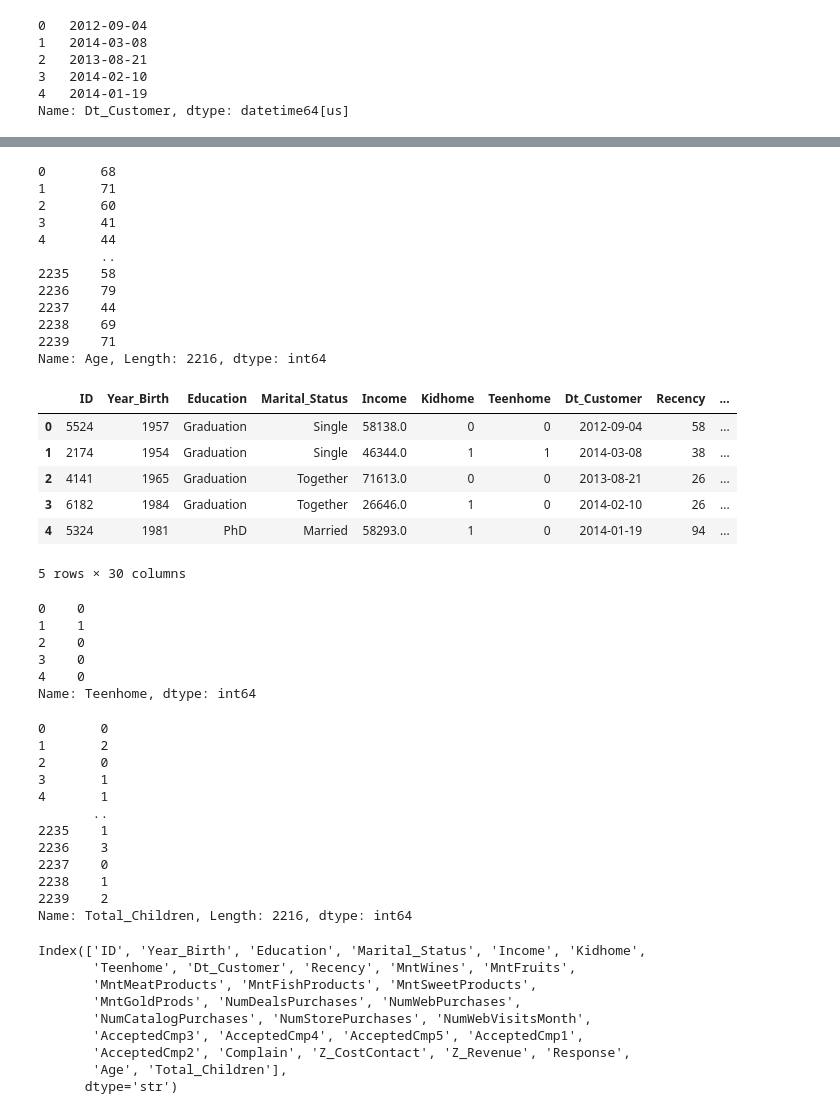
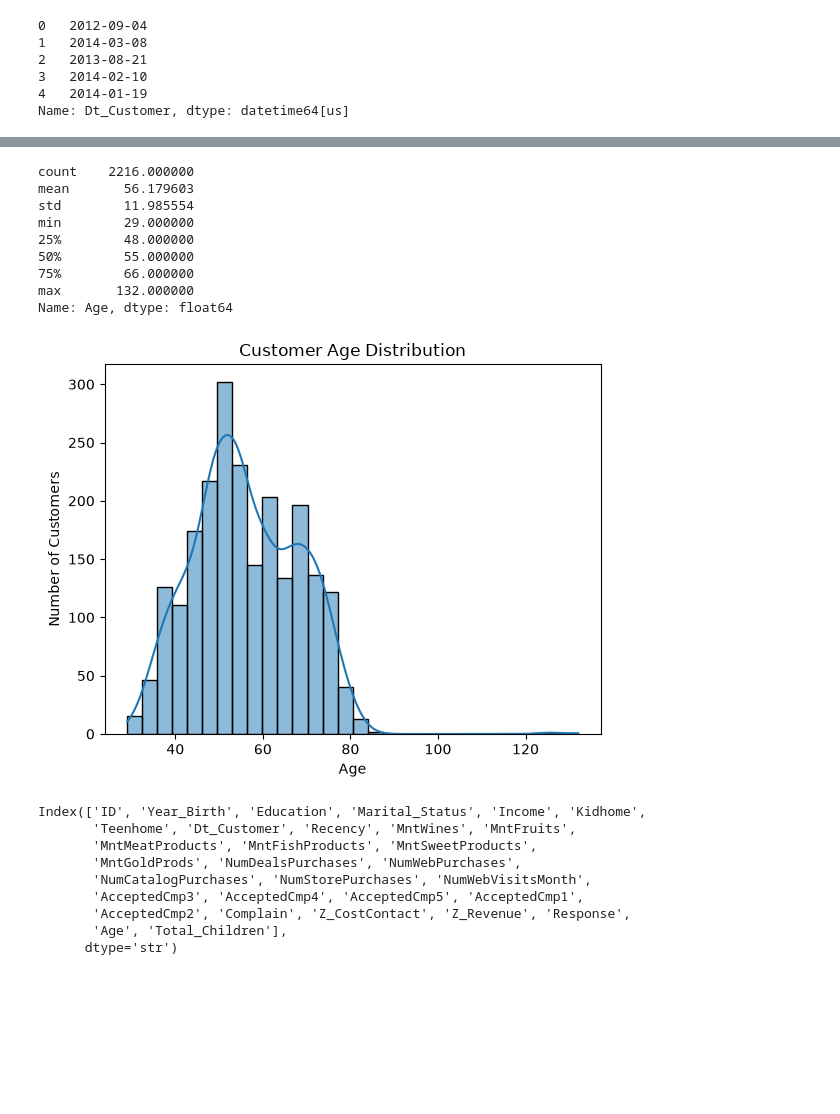
Before and after one commit to EressaMuluken/customer-segmentation-streamlit, a Jupyter notebook: notebooks/customer_seg.ipynb, the cells around one changed output, grey strips where cells are left out. Saved outputs shown, nothing was run; the diff lists cells and outputs as text; code cells hidden in the pictures; blank space fills up the shorter version.

```diff
--- a/notebooks/customer_seg.ipynb
+++ b/notebooks/customer_seg.ipynb
@@ -262,54 +307,24 @@ Name: Year_Birth, dtype: int64
 # %%
 df['Age'] = 2025 - df['Year_Birth']
-df['Age']
+df['Age'].describe() # we need to investigate the Max age indicated.
 # %% [output]
-0       68
-1       71
-2       60
-3       41
-4       44
-        ..
-2235    58
-2236    79
-2237    44
-2238    69
-2239    71
-Name: Age, Length: 2216, dtype: int64
+count    2216.000000
+mean       56.179603
+std        11.985554
+min        29.000000
+25%        48.000000
+50%        55.000000
+75%        66.000000
+max       132.000000
+Name: Age, dtype: float64
-# %%
-df.head()
-# %% [output]
-|  | ID | Year_Birth | Education | Marital_Status | Income | Kidhome | Teenhome | Dt_Customer | Recency | ... |
-| 0 | 5524 | 1957 | Graduation | Single | 58138.0 | 0 | 0 | 2012-09-04 | 58 | ... |
-| 1 | 2174 | 1954 | Graduation | Single | 46344.0 | 1 | 1 | 2014-03-08 | 38 | ... |
-| 2 | 4141 | 1965 | Graduation | Together | 71613.0 | 0 | 0 | 2013-08-21 | 26 | ... |
-| 3 | 6182 | 1984 | Graduation | Together | 26646.0 | 1 | 0 | 2014-02-10 | 26 | ... |
-| 4 | 5324 | 1981 | PhD | Married | 58293.0 | 1 | 0 | 2014-01-19 | 94 | ... |
-5 rows × 30 columns
-# %%
-df['Teenhome'].head()
-# %% [output]
-0    0
-1    1
-2    0
-3    0
-4    0
-Name: Teenhome, dtype: int64
-# %%
-df['Total_Children'] = df['Kidhome'] + df['Teenhome']
-df['Total_Children']
-# %% [output]
-0       0
-1       2
-2       0
-3       1
-4       1
-       ..
-2235    1
-2236    3
-2237    0
-2238    1
-2239    2
-Name: Total_Children, Length: 2216, dtype: int64
+# %%
+sns.histplot(df["Age"], bins=30, kde=True)
+plt.xlabel("Age")
+plt.ylabel("Number of Customers")
+plt.title("Customer Age Distribution")
+plt.show()
+# %% [output]
+[figure, added]
 # %%
 df.columns
 # %% [output]
```
Also changed, not shown: parts of 44 cells of this notebook.
